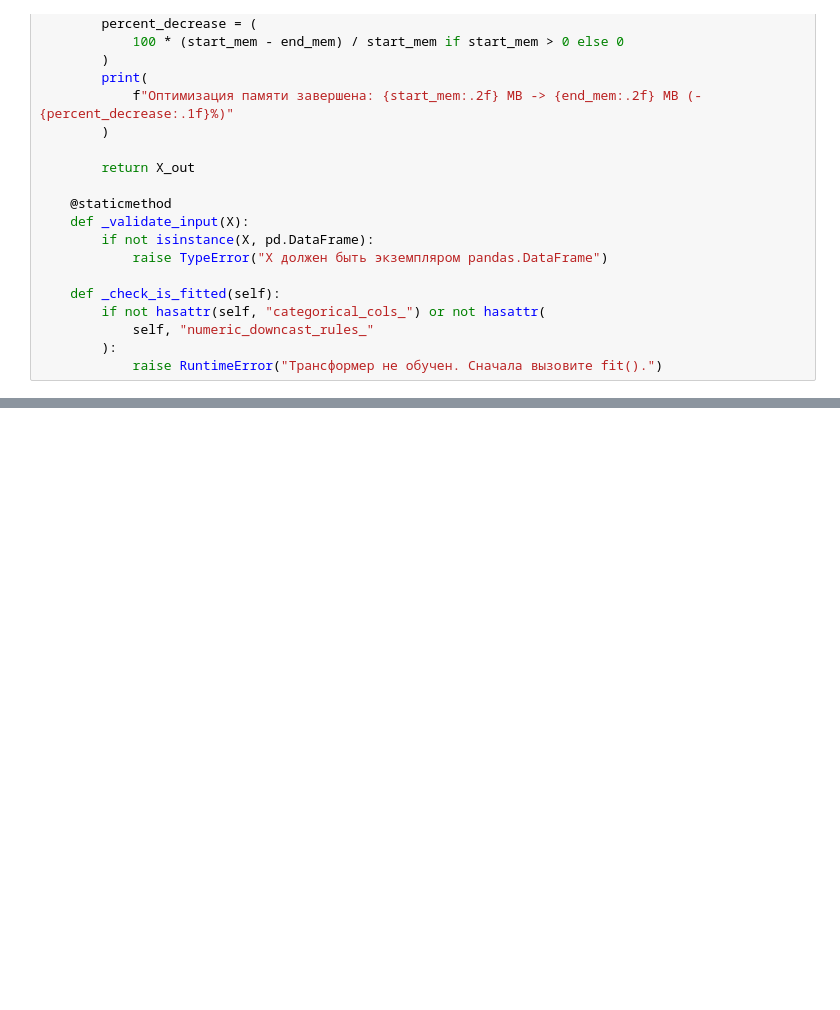
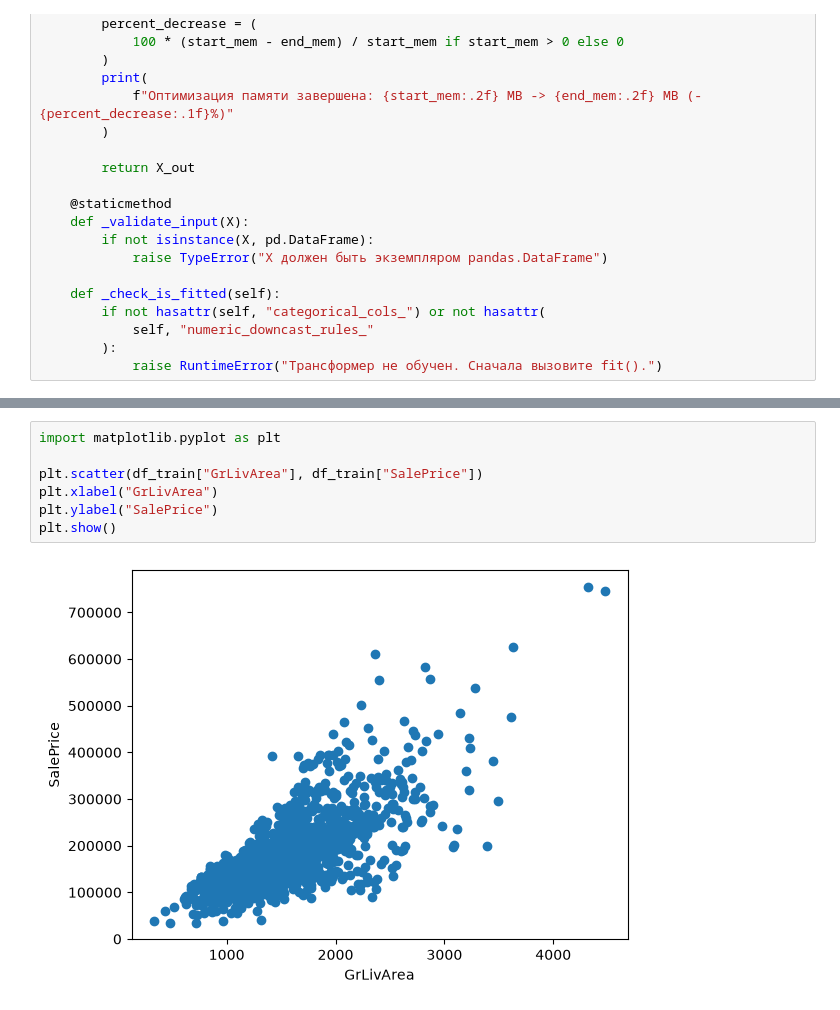
Before and after one commit to EgorK19/fp_houses, a Jupyter notebook: notebooks/0.0_draft.ipynb, the cells around one changed output, grey strips where cells are left out. Cells and saved outputs as stored; diff of their text form; blank space fills up the shorter version.

```diff
--- a/notebooks/0.0_draft.ipynb
+++ b/notebooks/0.0_draft.ipynb
@@ -501,0 +619,9 @@ class MemoryOptimizer(BaseEstimator, TransformerMixin):
+# %%
+import matplotlib.pyplot as plt
+
+plt.scatter(df_train["GrLivArea"], df_train["SalePrice"])
+plt.xlabel("GrLivArea")
+plt.ylabel("SalePrice")
+plt.show()
+# %% [output]
+[figure, added]
```
Also changed, not shown: parts of 9 cells of this notebook, 19 other files.
